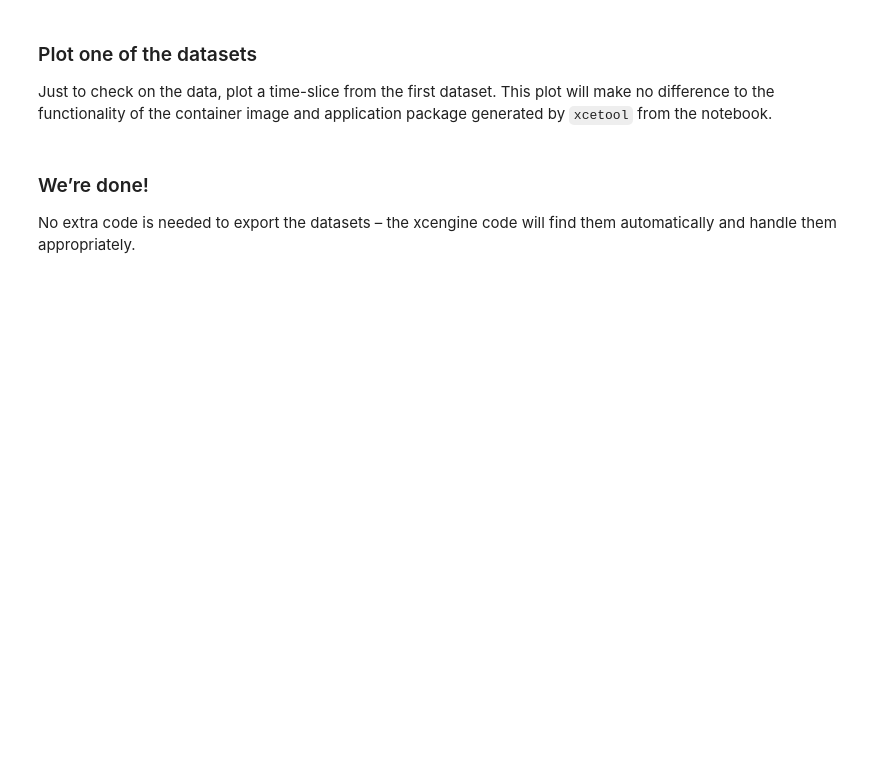
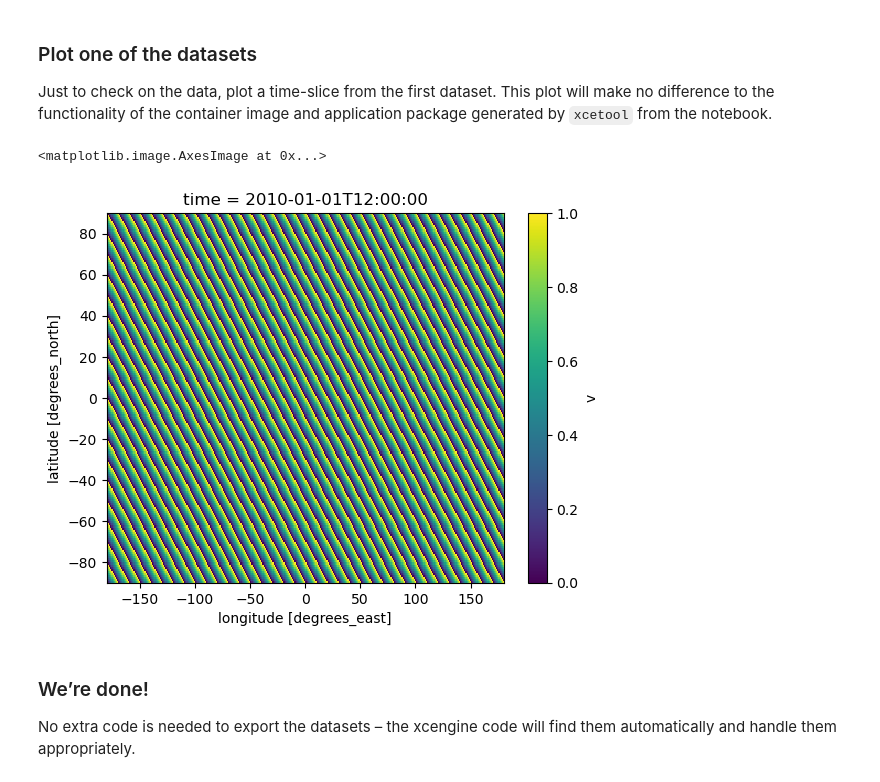
Before and after one commit to xcube-dev/xcengine, a Jupyter notebook: examples/dynamic/dynamic.ipynb, the cells around one changed output. Cells and saved outputs as stored; diff of their text form; code cells hidden in the pictures; blank space fills up the shorter version.

```diff
--- a/examples/dynamic/dynamic.ipynb
+++ b/examples/dynamic/dynamic.ipynb
@@ -27,7 +26,7 @@ import xcube.core.new
 Create a dataset with a single variable generated by a simple function designed to produce a pretty pattern.
 # %%
 cube1 = xcube.core.new.new_cube(
-    variables={my_directory.replace("/", "_").strip("_"): lambda x, y, t: ((x + y + t) % 10) / 9},
+    variables={"v": lambda x, y, t: ((x + y + t) % 10) / 9},
     time_periods=periods
 )
 cube1.attrs["title"] = "Cube 1"
@@ -45,6 +44,11 @@ cube2.attrs.pop("title", None)
 ### Plot one of the datasets
 
 Just to check on the data, plot a time-slice from the first dataset. This plot will make no difference to the functionality of the container image and application package generated by `xcetool` from the notebook.
+# %%
+cube1.isel(time=0).v.plot.imshow()
+# %% [output]
+<matplotlib.image.AxesImage at 0x...>
+[figure, added]
 # %% [markdown]
 ### We’re done!
 
```
Also changed, not shown: parts of 1 cell of this notebook, 1 other file.
